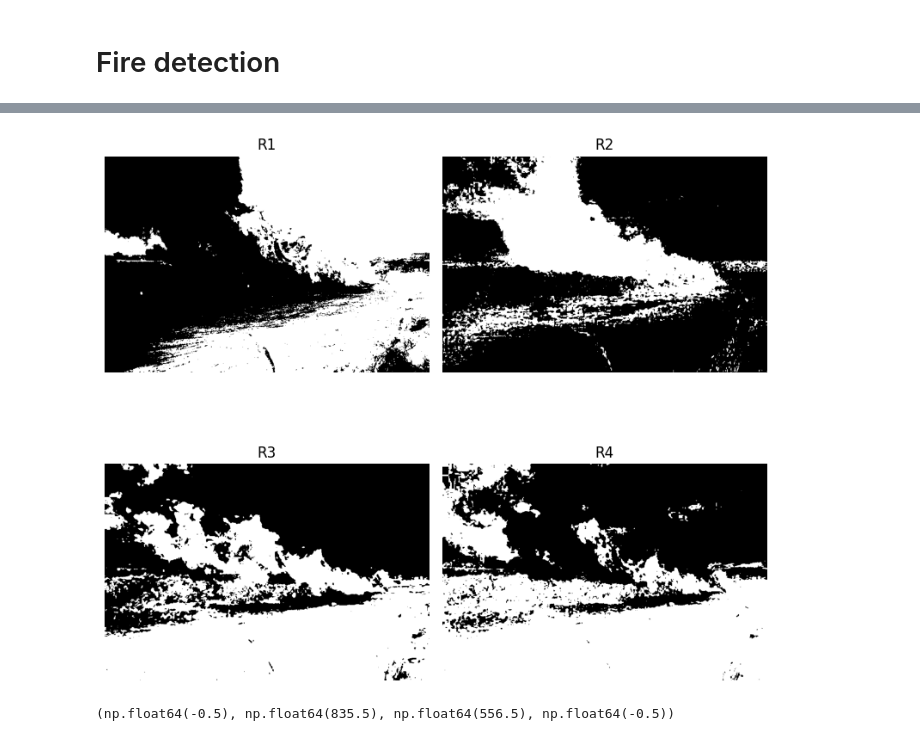
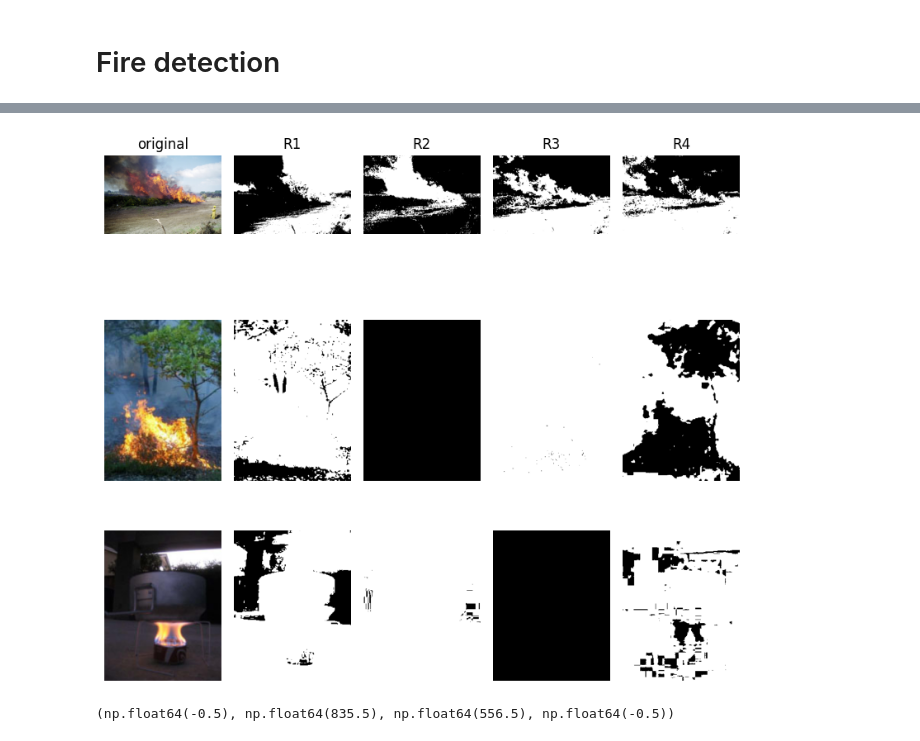
Before and after one commit to nachovigilante/pdi-fire-detection, a Jupyter notebook: fire_detection.ipynb, the cells around one changed output, grey strips where cells are left out. Drawn from its saved outputs; the diff is of its cells as text; code cells hidden in the pictures.

```diff
--- a/fire_detection.ipynb
+++ b/fire_detection.ipynb
@@ -24,6 +25,7 @@ def f_lab(t):
         res = t ** (1 / 3)
     else:
         7.787 * t + 16 / 116
+    return res
 
 
 def rgb_a_lab(r, g, b):
@@ -46,12 +48,22 @@ def rgb_a_lab(r, g, b):
     b = 500 * (f_lab(y / yn) - f_lab(z / zn))
     l = 0
     if y / yn > 0.00856:
-        116 * ((y / yn) ** 1 / 3) - 16
+        l=116 * ((y / yn) ** 1 / 3) - 16
     else:
-        903.3 * y / yn
+        l=903.3 * y / yn
     return (l, a, b)
 
 
+def rgb_a_lab_img(img):
+    h,w,_=img.shape
+    img_lab=np.zeros((h,w,3))
+    for i in range(h):
+        for j in range(w):
+            r,g,b=img[i,j]
+            img_lab[i,j]=rgb_a_lab(r,g,b)
+    return img_lab
+
+
 # o usar img_lab = rgb2lab(img)
 # %%
 img = load_image("./images/CIELAB.jpg")
@@ -143,35 +202,73 @@ def r4(img_lab):
     return img_res
 # %%
 img = load_image("./images/sample2.jpg")
+img_paper1 = load_image("./images/paper_img1.png")
+img_paper2 = load_image("./images/paper_img2.png")
+
+
+img_paper1=rgba2rgb(img_paper1)
+img_paper2=rgba2rgb(img_paper2)
+img_paper1=util.img_as_ubyte(img_paper1)
+img_paper2=util.img_as_ubyte(img_paper2)
+
+
 img_lab = rgb2lab(img)
+img_lab1 = rgb2lab(img_paper1)
+img_lab2 = rgb2lab(img_paper2)
 
 lm, am, bm = statistical_ciel(img_lab)
-
 r1_img = r1(img_lab, lm)
 r2_img = r2(img_lab, am)
 r3_img = r3(img_lab, bm)
 r4_img = r4(img_lab)
 
-fig, axes = plt.subplots(2, 2, figsize=(8, 8))
+lm1, am1, bm1 = statistical_ciel(img_lab1)
+r1_img1 = r1(img_paper1, lm1)
+r2_img1 = r2(img_paper1, am1)
+r3_img1 = r3(img_paper1, bm1)
+r4_img1 = r4(img_paper1)
+
+lm2, am2, bm2 = statistical_ciel(img_lab2)
+r1_img2 = r1(img_paper2, lm2)
+r2_img2 = r2(img_paper2, am2)
+r3_img2 = r3(img_paper2, bm2)
+r4_img2 = r4(img_paper2)
+
+fig, axes = plt.subplots(3, 5, figsize=(8, 8))
 ax = axes.ravel()
 
-ax[0].imshow(r1_img, cmap=plt.cm.gray)  # R1
-ax[1].imshow(r2_img, cmap=plt.cm.gray)  # R2
-ax[2].imshow(r3_img, cmap=plt.cm.gray)  # R3
-ax[3].imshow(r4_img, cmap=plt.cm.gray)  # R4
+ax[0].imshow(img)
+ax[1].imshow(r1_img, cmap=plt.cm.gray)  # R1
+ax[2].imshow(r2_img, cmap=plt.cm.gray)  # R2
+ax[3].imshow(r3_img, cmap=plt.cm.gray)  # R3
+ax[4].imshow(r4_img, cmap=plt.cm.gray)  # R4
+
+ax[5].imshow(img_paper1)
+ax[6].imshow(r1_img1, cmap=plt.cm.gray)  # R1
+ax[7].imshow(r2_img1, cmap=plt.cm.gray)  # R2
+ax[8].imshow(r3_img1, cmap=plt.cm.gray)  # R3
+ax[9].imshow(r4_img1, cmap=plt.cm.gray)  # R4
+
+ax[10].imshow(img_paper2)
+ax[11].imshow(r1_img2, cmap=plt.cm.gray)  # R1
+ax[12].imshow(r2_img2, cmap=plt.cm.gray)  # R2
+ax[13].imshow(r3_img2, cmap=plt.cm.gray)  # R3
+ax[14].imshow(r4_img2, cmap=plt.cm.gray)  # R4
+
 
 for a in ax:
     a.axis('off')
 
-ax[0].set_title('R1')
-ax[1].set_title('R2')
-ax[2].set_title('R3')
-ax[3].set_title('R4')
+ax[0].set_title('original')
+ax[1].set_title('R1')
+ax[2].set_title('R2')
+ax[3].set_title('R3')
+ax[4].set_title('R4')
 
 fig.tight_layout()
 plt.show()
 # %% [output]
-[figure, old version]
+[figure, new version]
 # %%
 and_img = np.logical_and(r1_img, r2_img)
 and_img = np.logical_and(and_img, r3_img)
```
Also changed, not shown: parts of 3 cells of this notebook, 3 other files.
